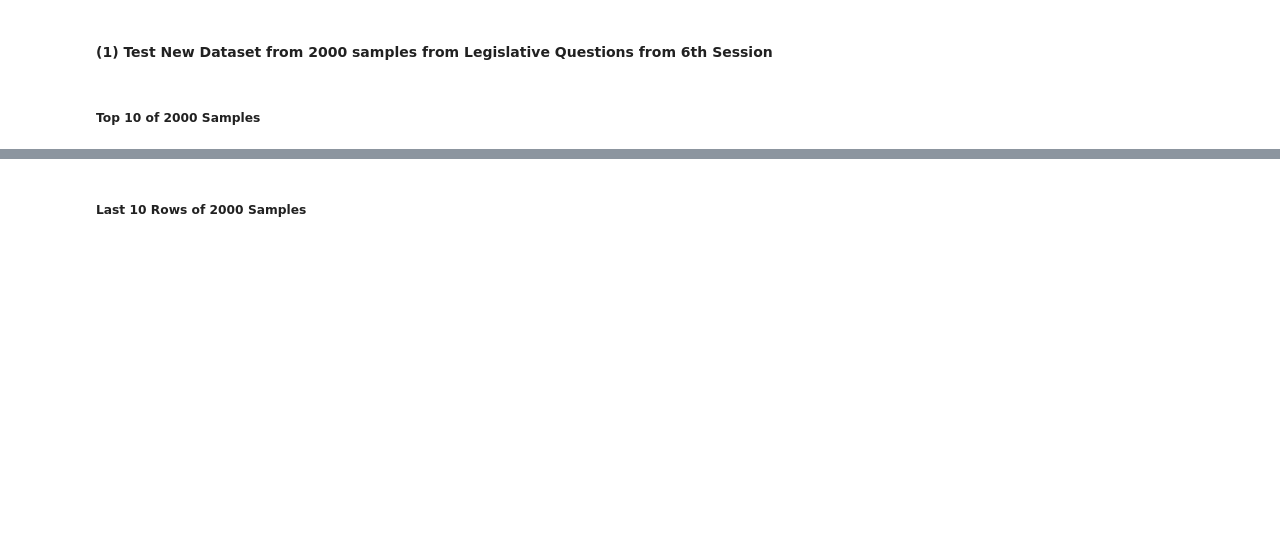
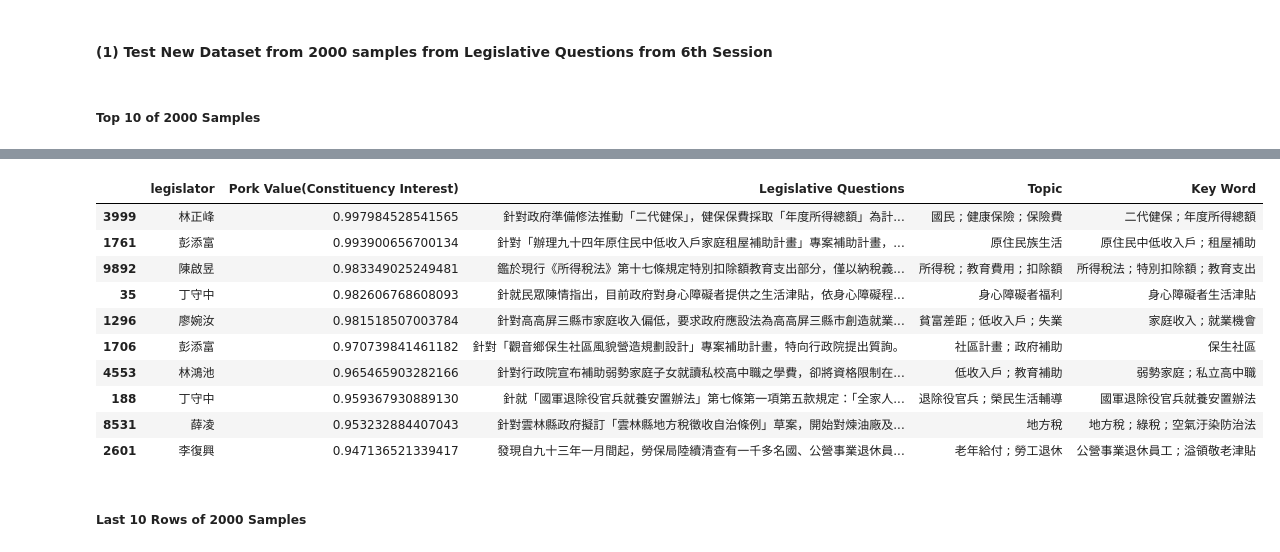
Before and after one commit to davidycliao/PorkCNN, a Jupyter notebook: pork-cnn-classification.ipynb, the cells around one changed output, grey strips where cells are left out. Cells and saved outputs as stored; diff of their text form; code cells hidden in the pictures; blank space fills up the shorter version.

```diff
--- a/pork-cnn-classification.ipynb
+++ b/pork-cnn-classification.ipynb
@@ -426,9 +421,9 @@ sub_set = [seg_char(text) for text in [clearPucts(text) for text in sample_df.ti
 # %% [markdown]
 ##### Top 10 of 2000 Samples
 # %%
-pd.DataFrame(
+top = pd.DataFrame(
     {'legislator': sample_df.legislator,
      'Pork Value(Constituency Interest)':[as_num(Dcnn(np.array([tokenizer.encode(line)]), training=True).numpy()[0][0]) for line in sub_set],
      'Legislative Questions ': sample_df.title,
      'Topic': sample_df.topic,
-     'Key Word':sample_df.keywords}).sort_values(by=['Pork Value(Constituency Interest)'], ascending = False).head(15)
+     'Key Word':sample_df.keywords}).sort_values(by=['Pork Value(Constituency Interest)'], ascending = False)
@@ -452,2 +430,16 @@ pd.DataFrame(
+# %%
+top.head(10)
+# %% [output]
+|  | legislator | Pork Value(Constituency Interest) | Legislative Questions | Topic | Key Word |
+| 3999 | 林正峰 | 0.997984528541565 | 針對政府準備修法推動「二代健保」，健保保費採取「年度所得總額」為計... | 國民 ; 健康保險 ; 保險費 | 二代健保 ; 年度所得總額 |
+| 1761 | 彭添富 | 0.993900656700134 | 針對「辦理九十四年原住民中低收入戶家庭租屋補助計畫」專案補助計畫，... | 原住民族生活 | 原住民中低收入戶 ; 租屋補助 |
+| 9892 | 陳啟昱 | 0.983349025249481 | 鑑於現行《所得稅法》第十七條規定特別扣除額教育支出部分，僅以納稅義... | 所得稅 ; 教育費用 ; 扣除額 | 所得稅法 ; 特別扣除額 ; 教育支出 |
+| 35 | 丁守中 | 0.982606768608093 | 針就民眾陳情指出，目前政府對身心障礙者提供之生活津貼，依身心障礙程... | 身心障礙者福利 | 身心障礙者生活津貼 |
+| 1296 | 廖婉汝 | 0.981518507003784 | 針對高高屏三縣市家庭收入偏低，要求政府應設法為高高屏三縣市創造就業... | 貧富差距 ; 低收入戶 ; 失業 | 家庭收入 ; 就業機會 |
+| 1706 | 彭添富 | 0.970739841461182 | 針對「觀音鄉保生社區風貌營造規劃設計」專案補助計畫，特向行政院提出質詢。 | 社區計畫 ; 政府補助 | 保生社區 |
+| 4553 | 林鴻池 | 0.965465903282166 | 針對行政院宣布補助弱勢家庭子女就讀私校高中職之學費，卻將資格限制在... | 低收入戶 ; 教育補助 | 弱勢家庭 ; 私立高中職 |
+| 188 | 丁守中 | 0.959367930889130 | 針就「國軍退除役官兵就養安置辦法」第七條第一項第五款規定：「全家人... | 退除役官兵 ; 榮民生活輔導 | 國軍退除役官兵就養安置辦法 |
+| 8531 | 薛凌 | 0.953232884407043 | 針對雲林縣政府擬訂「雲林縣地方稅徵收自治條例」草案，開始對煉油廠及... | 地方稅 | 地方稅 ; 綠稅 ; 空氣汙染防治法 |
+| 2601 | 李復興 | 0.947136521339417 | 發現自九十三年一月間起，勞保局陸續清查有一千多名國、公營事業退休員... | 老年給付 ; 勞工退休 | 公營事業退休員工 ; 溢領敬老津貼 |
 # %% [markdown]
 ##### Last 10 Rows of 2000 Samples
```
Also changed, not shown: parts of 15 cells of this notebook, 12 other files.
